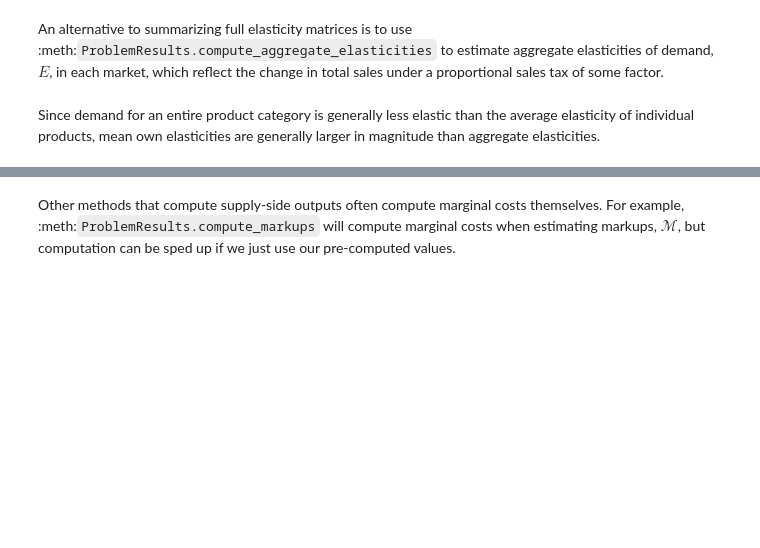
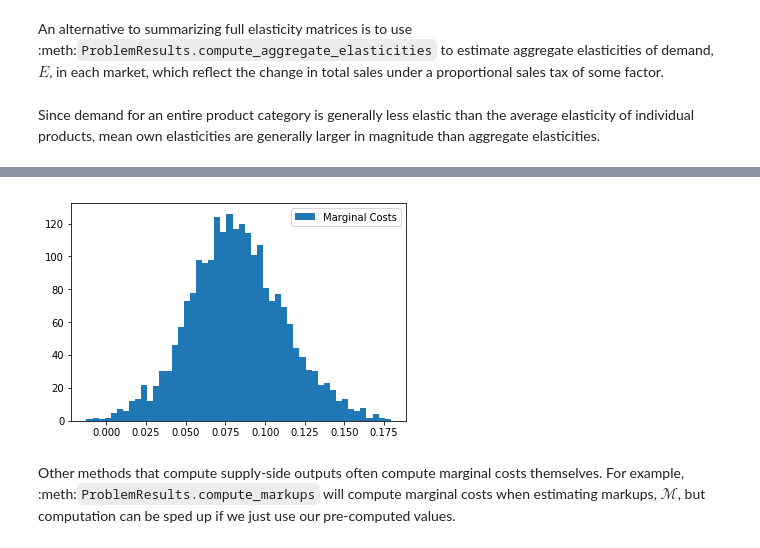
Before and after one commit to jeffgortmaker/pyblp, a Jupyter notebook: docs/notebooks/tutorial/post_estimation.ipynb, the cells around one changed output, grey strips where cells are left out. Cells and saved outputs as stored; diff of their text form; code cells hidden in the pictures; blank space fills up the shorter version.

```diff
--- a/docs/notebooks/tutorial/post_estimation.ipynb
+++ b/docs/notebooks/tutorial/post_estimation.ipynb
@@ -151,3 +149,9 @@ costs = results.compute_costs()
+# %%
+costs = results.compute_costs()
+plt.hist(costs, bins=50);
+plt.legend(["Marginal Costs"]);
+# %% [output]
+[figure, added]
 # %% [markdown]
 Other methods that compute supply-side outputs often compute marginal costs themselves. For example, :meth:`ProblemResults.compute_markups` will compute marginal costs when estimating markups, $\mathscr{M}$, but computation can be sped up if we just use our pre-computed values.
 # %%
```
Also changed, not shown: parts of 40 cells of this notebook, 11 other files.
